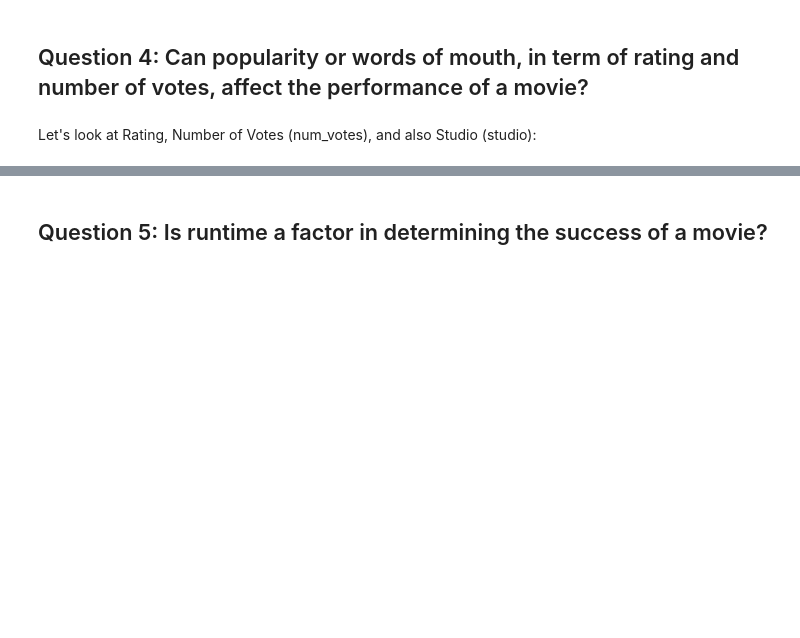
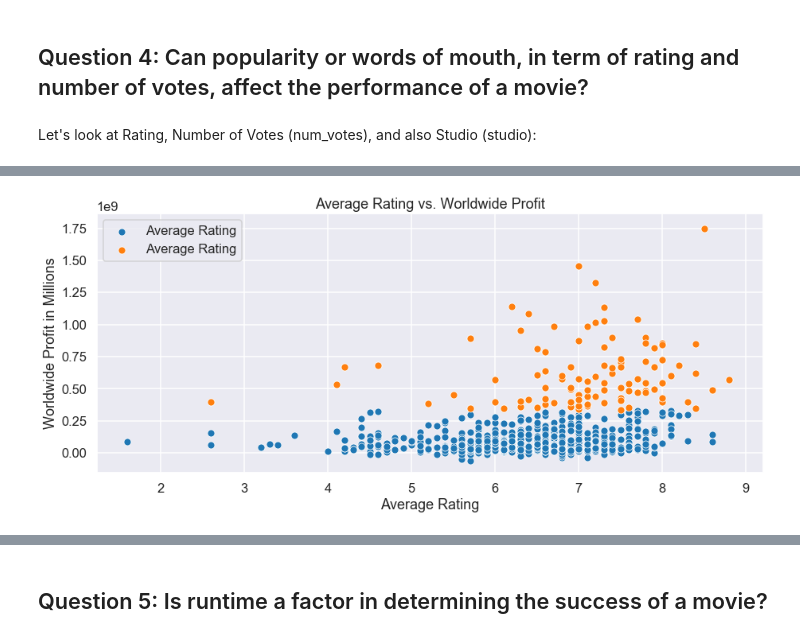
Before and after one commit to baotramduong/Porfolio_Project_The_Movie_Industry, a Jupyter notebook: Part III - Data Analysis & Visualization, Actionable Insight, Conclusion & Future Works.ipynb, the cells around one changed output, grey strips where cells are left out. Drawn from its saved outputs; the diff is of its cells as text; code cells hidden in the pictures; blank space fills up the shorter version.

```diff
--- a/Part III - Data Analysis & Visualization, Actionable Insight, Conclusion & Future Works.ipynb
+++ b/Part III - Data Analysis & Visualization, Actionable Insight, Conclusion & Future Works.ipynb
@@ -850,0 +1024,23 @@ Let's look at Rating, Number of Votes (num_votes), and also Studio (studio):
+# %%
+#plot 'average_rating' vs. 'worldwide_profit'
+plt.figure(figsize = (15, 6))
+
+#average_rating for all movies
+ax1 = sns.scatterplot(x = rating_vs_profit['average_rating'],
+                 y = rating_vs_profit['worldwide_profit'],
+                 label = 'Average Rating')
+
+#average_rating for top 100 performers
+ax1 = sns.scatterplot(x = rating_vs_100_profit['average_rating'],
+                 y = rating_vs_profit['worldwide_profit'],
+                 label = 'Average Rating')
+
+#set labels
+plt.title('Average Rating vs. Worldwide Profit')
+plt.xlabel('Average Rating')
+plt.ylabel('Worldwide Profit in Millions')
+
+#show
+plt.show()
+# %% [output]
+[figure, added]
```
Also changed, not shown: parts of 23 cells of this notebook.
